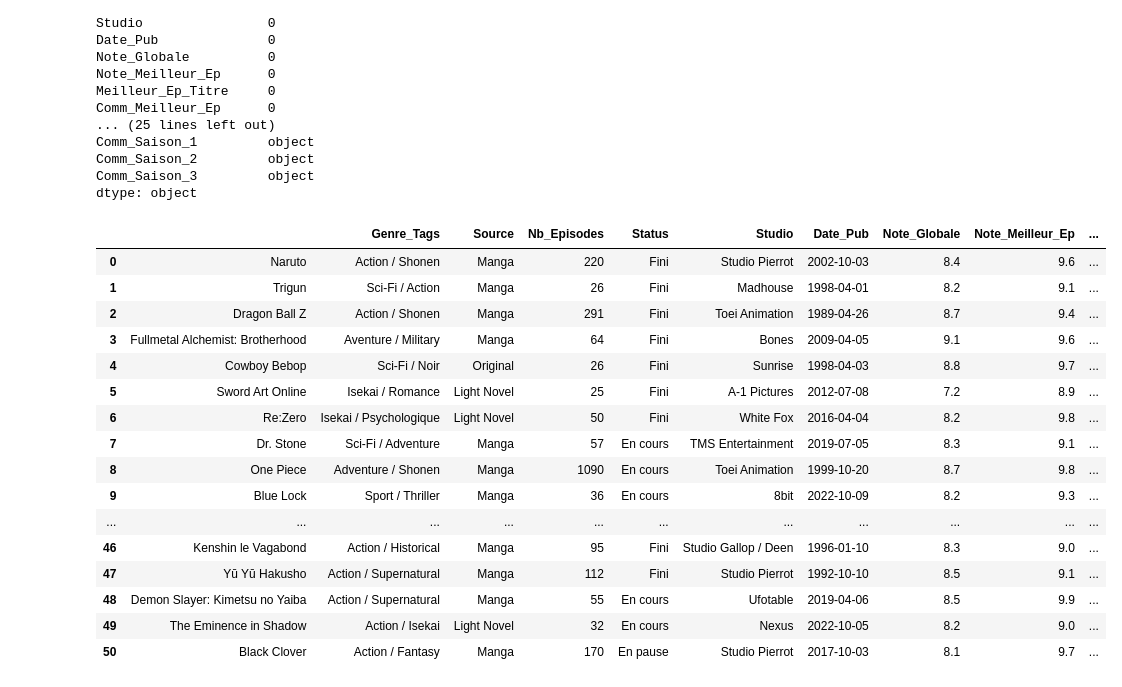
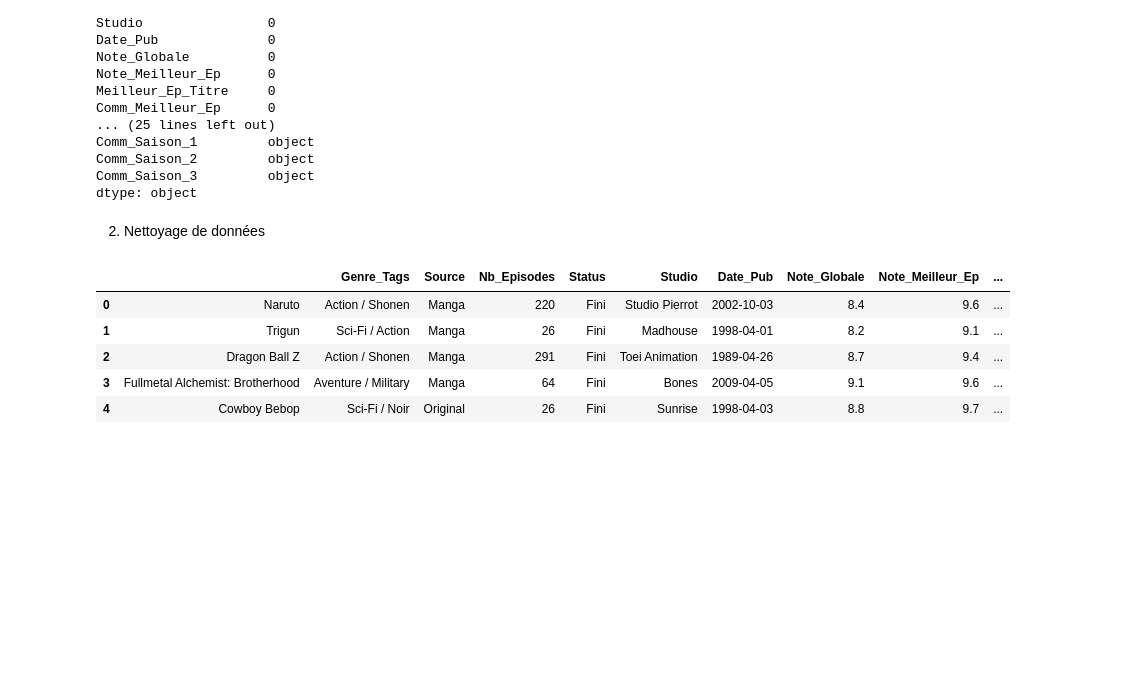
Before and after one commit to nicodjok/Analyse-Animes, a Jupyter notebook: Note animés.ipynb, the cells around one changed output. Cells and saved outputs as stored; diff of their text form; code cells hidden in the pictures; blank space fills up the shorter version.

```diff
--- a/Note animés.ipynb
+++ b/Note animés.ipynb
@@ -48,35 +52,25 @@ Comm_Saison_1         object
 Comm_Saison_2         object
 Comm_Saison_3         object
 dtype: object
+# %% [markdown]
+2. Nettoyage de données
 # %%
 # 1. On crée une copie pour travailler sans abîmer le tableau original
 df_clean = df.copy()
 
 # 2. Supprimer les lignes avec des valeurs manquantes
 # On se concentre sur les animés qui ont toutes leurs infos
 df_clean = df_clean.dropna()
 
 # 3. Supprimer les 14 doublons pour ne pas compter deux fois le même animé
 df_clean = df_clean.drop_duplicates()
 
-print("Données nettoyées ! ✅")
 # On affiche le résultat pour vérifier
-display(df_clean)
+display(df_clean.head())
 # %% [output]
 |  |  | Genre_Tags | Source | Nb_Episodes | Status | Studio | Date_Pub | Note_Globale | Note_Meilleur_Ep | ... |
 | 0 | Naruto | Action / Shonen | Manga | 220 | Fini | Studio Pierrot | 2002-10-03 | 8.4 | 9.6 | ... |
 | 1 | Trigun | Sci-Fi / Action | Manga | 26 | Fini | Madhouse | 1998-04-01 | 8.2 | 9.1 | ... |
 | 2 | Dragon Ball Z | Action / Shonen | Manga | 291 | Fini | Toei Animation | 1989-04-26 | 8.7 | 9.4 | ... |
 | 3 | Fullmetal Alchemist: Brotherhood | Aventure / Military | Manga | 64 | Fini | Bones | 2009-04-05 | 9.1 | 9.6 | ... |
 | 4 | Cowboy Bebop | Sci-Fi / Noir | Original | 26 | Fini | Sunrise | 1998-04-03 | 8.8 | 9.7 | ... |
-| 5 | Sword Art Online | Isekai / Romance | Light Novel | 25 | Fini | A-1 Pictures | 2012-07-08 | 7.2 | 8.9 | ... |
-| 6 | Re:Zero | Isekai / Psychologique | Light Novel | 50 | Fini | White Fox | 2016-04-04 | 8.2 | 9.8 | ... |
-| 7 | Dr. Stone | Sci-Fi / Adventure | Manga | 57 | En cours | TMS Entertainment | 2019-07-05 | 8.3 | 9.1 | ... |
-| 8 | One Piece | Adventure / Shonen | Manga | 1090 | En cours | Toei Animation | 1999-10-20 | 8.7 | 9.8 | ... |
-| 9 | Blue Lock | Sport / Thriller | Manga | 36 | En cours | 8bit | 2022-10-09 | 8.2 | 9.3 | ... |
-| ... | ... | ... | ... | ... | ... | ... | ... | ... | ... | ... |
-| 46 | Kenshin le Vagabond | Action / Historical | Manga | 95 | Fini | Studio Gallop / Deen | 1996-01-10 | 8.3 | 9.0 | ... |
-| 47 | Yū Yū Hakusho | Action / Supernatural | Manga | 112 | Fini | Studio Pierrot | 1992-10-10 | 8.5 | 9.1 | ... |
-| 48 | Demon Slayer: Kimetsu no Yaiba | Action / Supernatural | Manga | 55 | En cours | Ufotable | 2019-04-06 | 8.5 | 9.9 | ... |
-| 49 | The Eminence in Shadow | Action / Isekai | Light Novel | 32 | En cours | Nexus | 2022-10-05 | 8.2 | 9.0 | ... |
-| 50 | Black Clover | Action / Fantasy | Manga | 170 | En pause | Studio Pierrot | 2017-10-03 | 8.1 | 9.7 | ... |
```
Also changed, not shown: parts of 13 cells of this notebook.
